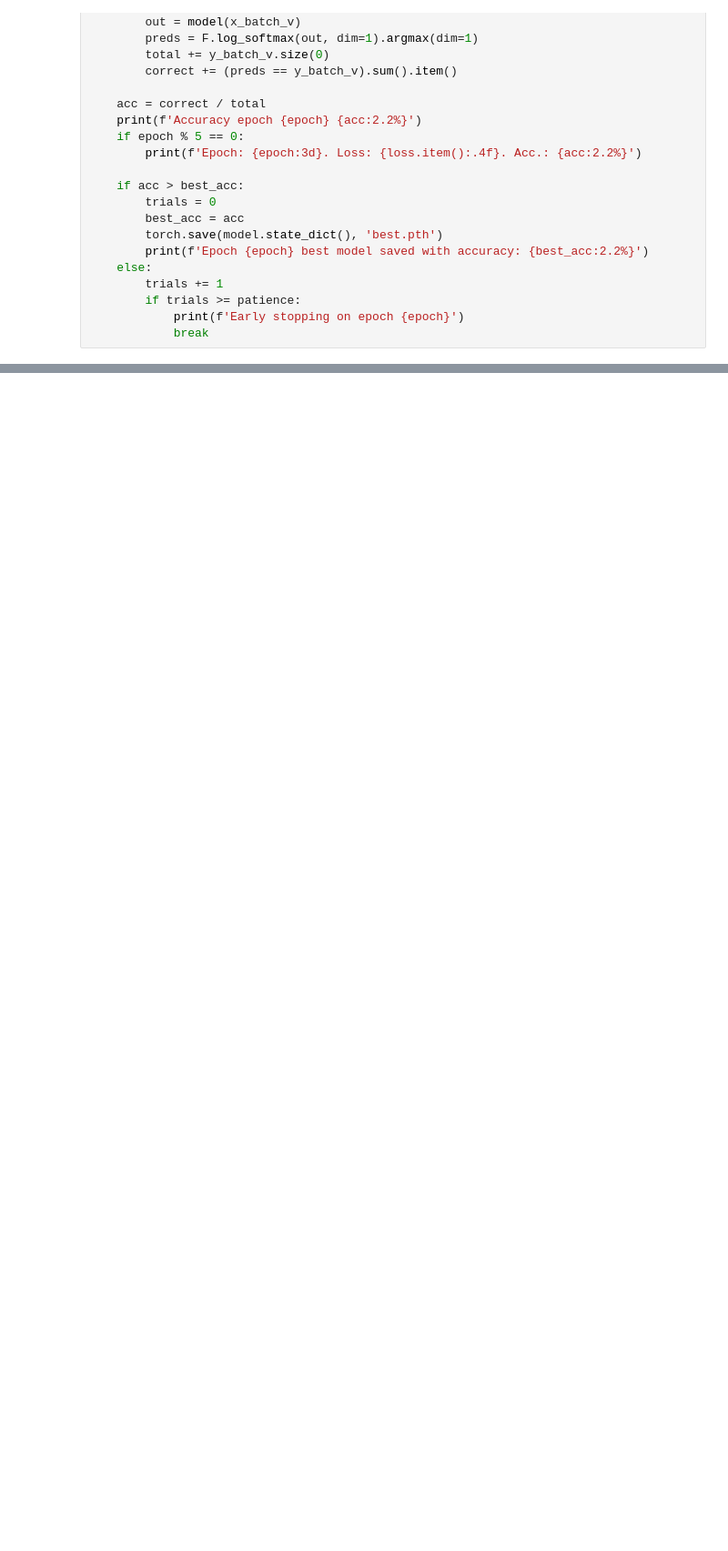
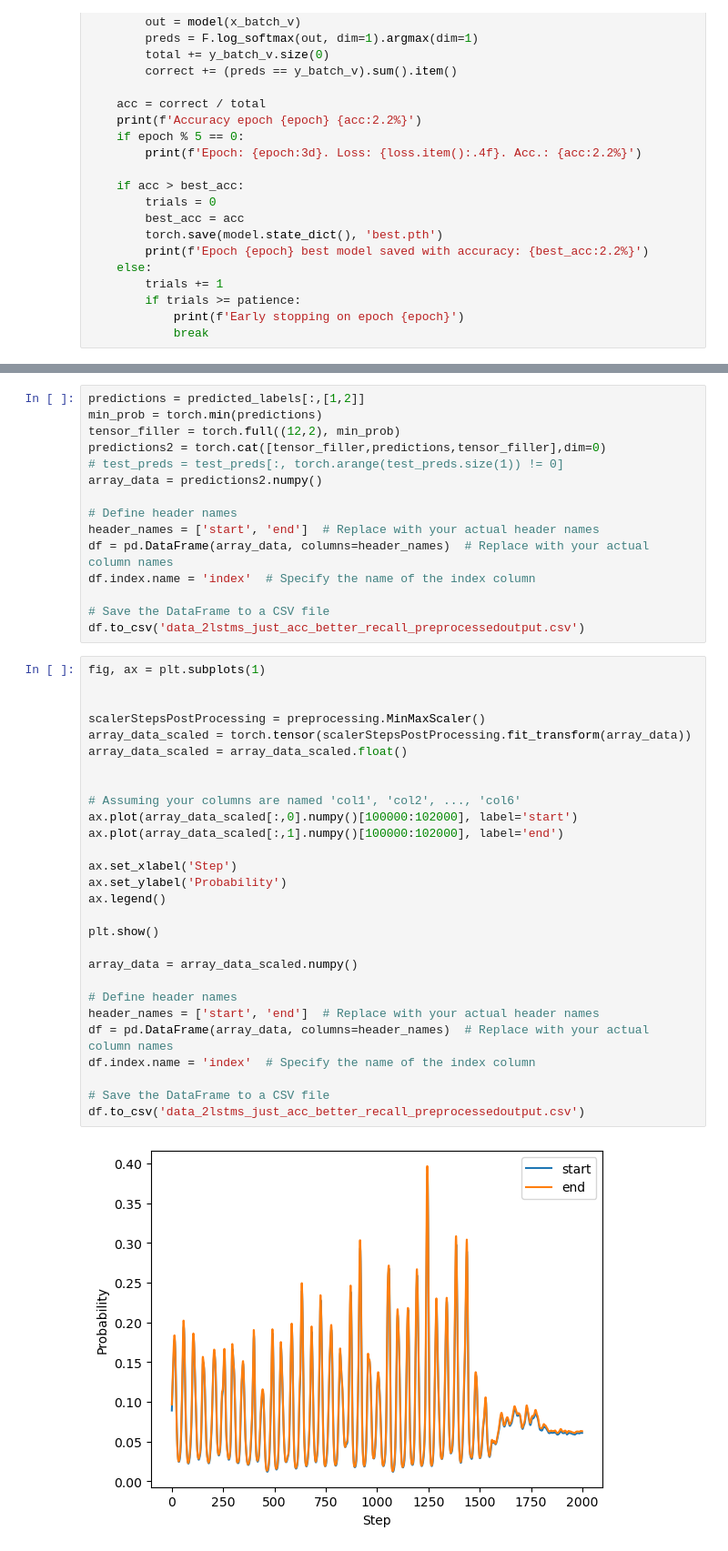
Before and after one commit to kickingitoscu/ANN_Project, a Jupyter notebook: Step_analysis_preprocess.ipynb, the cells around one changed output, grey strips where cells are left out. Shown at 91% size. Saved outputs shown, nothing was run; the diff lists cells and outputs as text; blank space fills up the shorter version.

```diff
--- a/Step_analysis_preprocess.ipynb
+++ b/Step_analysis_preprocess.ipynb
@@ -2492,0 +3595,45 @@ for epoch in range(1, n_epochs + 1):
+# %%
+predictions = predicted_labels[:,[1,2]]
+min_prob = torch.min(predictions)
+tensor_filler = torch.full((12,2), min_prob)
+predictions2 = torch.cat([tensor_filler,predictions,tensor_filler],dim=0)
+# test_preds = test_preds[:, torch.arange(test_preds.size(1)) != 0]
+array_data = predictions2.numpy()
+
+# Define header names
+header_names = ['start', 'end']  # Replace with your actual header names
+df = pd.DataFrame(array_data, columns=header_names)  # Replace with your actual column names
+df.index.name = 'index'  # Specify the name of the index column
+
+# Save the DataFrame to a CSV file
+df.to_csv('data_2lstms_just_acc_better_recall_preprocessedoutput.csv')
+# %%
+fig, ax = plt.subplots(1)
+
+
+scalerStepsPostProcessing = preprocessing.MinMaxScaler()
+array_data_scaled = torch.tensor(scalerStepsPostProcessing.fit_transform(array_data))
+array_data_scaled = array_data_scaled.float()
+
+
+# Assuming your columns are named 'col1', 'col2', ..., 'col6'
+ax.plot(array_data_scaled[:,0].numpy()[100000:102000], label='start')
+ax.plot(array_data_scaled[:,1].numpy()[100000:102000], label='end')
+
+ax.set_xlabel('Step')
+ax.set_ylabel('Probability')
+ax.legend()
+
+plt.show()
+
+array_data = array_data_scaled.numpy()
+
+# Define header names
+header_names = ['start', 'end']  # Replace with your actual header names
+df = pd.DataFrame(array_data, columns=header_names)  # Replace with your actual column names
+df.index.name = 'index'  # Specify the name of the index column
+
+# Save the DataFrame to a CSV file
+df.to_csv('data_2lstms_just_acc_better_recall_preprocessedoutput.csv')
+# %% [output]
+[figure, added]
```
Also changed, not shown: parts of 49 cells of this notebook, 20 other files.
